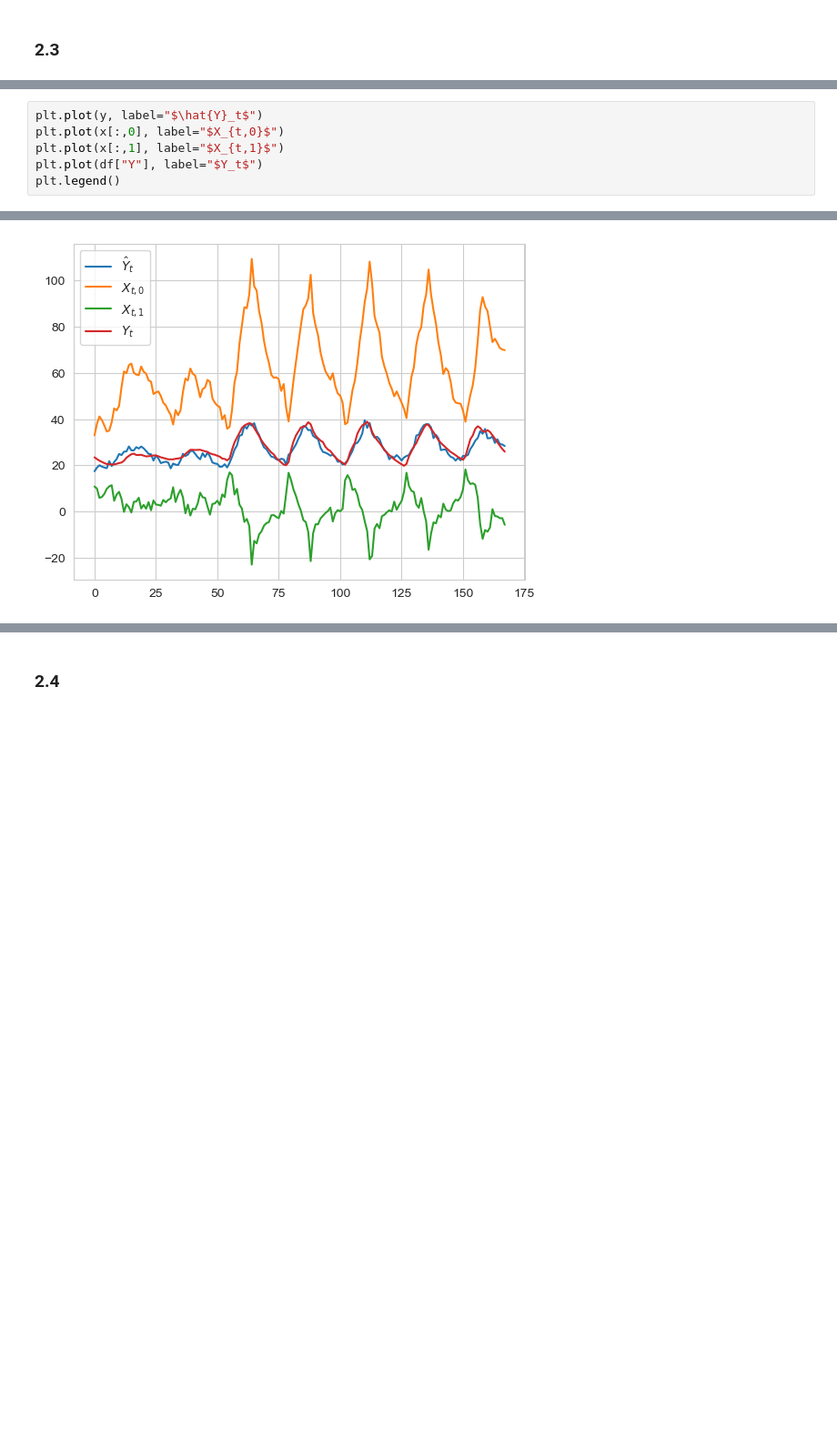
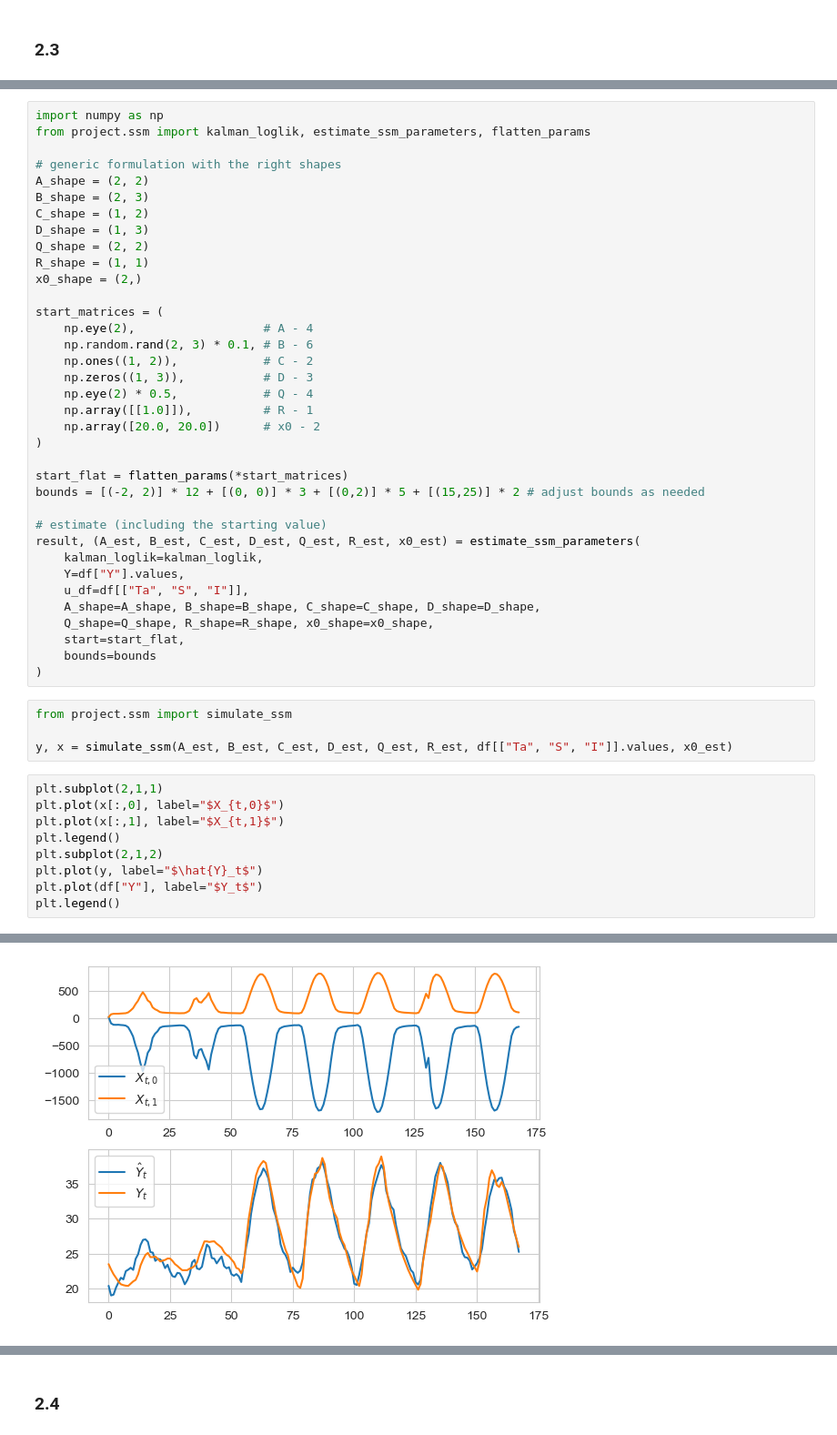
Before and after one commit to JeppeKlitgaard/DTU-02613-TimeSeries, a Jupyter notebook: Assignment4/part2.ipynb, the cells around one changed output, grey strips where cells are left out. Shown at 91% size. Drawn from its saved outputs; the diff is of its cells as text; blank space fills up the shorter version.

Commit message:
fiddling with implementation and start values

```diff
--- a/Assignment4/part2.ipynb
+++ b/Assignment4/part2.ipynb
@@ -432,9 +170,52 @@ y, x = simulate_from_model_2d(res.x, df)
+# %%
+import numpy as np
+from project.ssm import kalman_loglik, estimate_ssm_parameters, flatten_params
+
+# generic formulation with the right shapes
+A_shape = (2, 2)
+B_shape = (2, 3)
+C_shape = (1, 2)
+D_shape = (1, 3)
+Q_shape = (2, 2)
+R_shape = (1, 1)
+x0_shape = (2,)
+
+start_matrices = (
+    np.eye(2),                  # A - 4
+    np.random.rand(2, 3) * 0.1, # B - 6
+    np.ones((1, 2)),            # C - 2
+    np.zeros((1, 3)),           # D - 3
+    np.eye(2) * 0.5,            # Q - 4
+    np.array([[1.0]]),          # R - 1
+    np.array([20.0, 20.0])      # x0 - 2
+)
+
+start_flat = flatten_params(*start_matrices)
+bounds = [(-2, 2)] * 12 + [(0, 0)] * 3 + [(0,2)] * 5 + [(15,25)] * 2 # adjust bounds as needed
+
+# estimate (including the starting value)
+result, (A_est, B_est, C_est, D_est, Q_est, R_est, x0_est) = estimate_ssm_parameters(
+    kalman_loglik=kalman_loglik,
+    Y=df["Y"].values,
+    u_df=df[["Ta", "S", "I"]],
+    A_shape=A_shape, B_shape=B_shape, C_shape=C_shape, D_shape=D_shape,
+    Q_shape=Q_shape, R_shape=R_shape, x0_shape=x0_shape,
+    start=start_flat,
+    bounds=bounds
+)
+# %%
+from project.ssm import simulate_ssm
+
+y, x = simulate_ssm(A_est, B_est, C_est, D_est, Q_est, R_est, df[["Ta", "S", "I"]].values, x0_est)
 # %%
-plt.plot(y, label="$\hat{Y}_t$")
+plt.subplot(2,1,1)
 plt.plot(x[:,0], label="$X_{t,0}$")
 plt.plot(x[:,1], label="$X_{t,1}$")
+plt.legend()
+plt.subplot(2,1,2)
+plt.plot(y, label="$\hat{Y}_t$")
 plt.plot(df["Y"], label="$Y_t$")
 plt.legend()
 # %% [output]
 <matplotlib.legend.Legend at 0x...>
-[figure, old version]
+[figure, new version]
```
Also changed, not shown: parts of 28 cells of this notebook, 1 other file.
